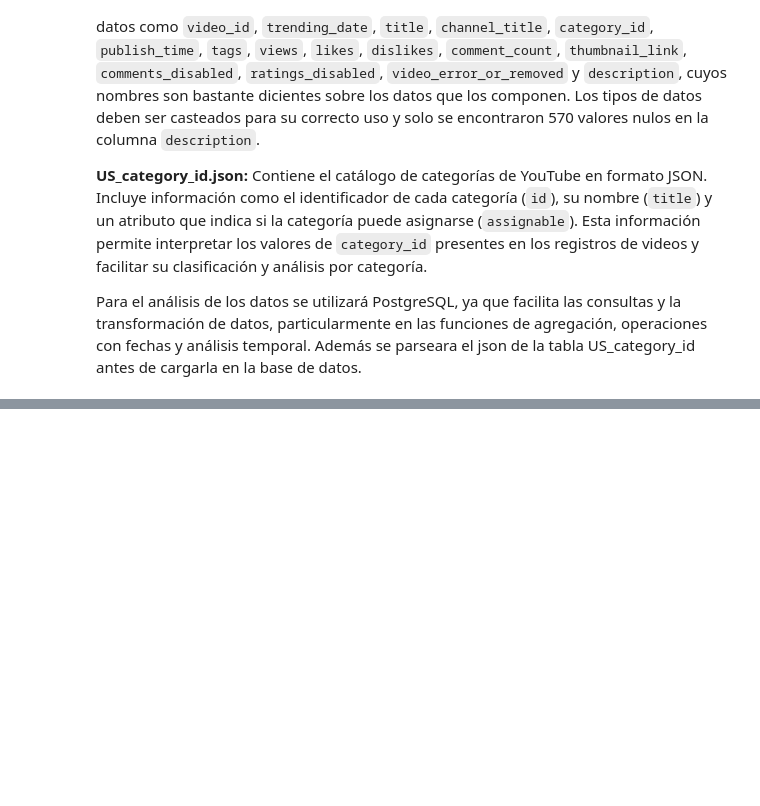
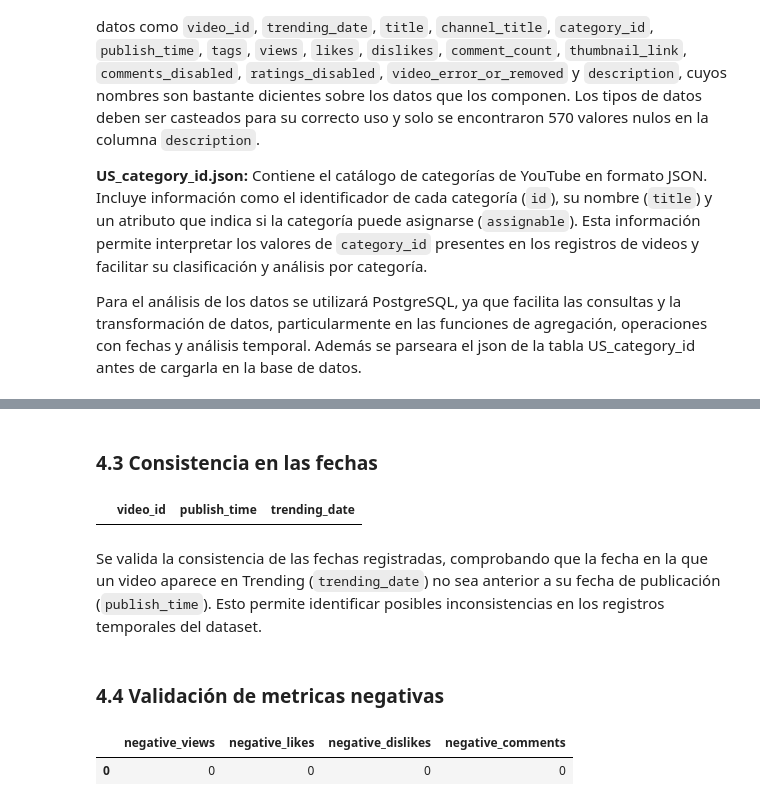
Before and after one commit to jsvanegasr1582/test_pragma, a Jupyter notebook: notebooks/youtube_trend_analize.ipynb, the cells around one changed output, grey strips where cells are left out. Cells and saved outputs as stored; diff of their text form; code cells hidden in the pictures; blank space fills up the shorter version.

```diff
--- a/notebooks/youtube_trend_analize.ipynb
+++ b/notebooks/youtube_trend_analize.ipynb
@@ -142,0 +199,19 @@ fds
+# %% [markdown]
+### 4.3 Consistencia en las fechas
+# %%
+path_date_consistency = './queries/05_validate_date_consistency.sql'
+date_consistency = read_from_postgres(ROOT_DIR / path_date_consistency)
+display(date_consistency)
+# %% [output]
+|  | video_id | publish_time | trending_date |
+# %% [markdown]
+Se valida la consistencia de las fechas registradas, comprobando que la fecha en la que un video aparece en Trending (`trending_date`) no sea anterior a su fecha de publicación (`publish_time`). Esto permite identificar posibles inconsistencias en los registros temporales del dataset.
+# %% [markdown]
+### 4.4 Validación de metricas negativas
+# %%
+path_negative_metrics = './queries/06_validate_negative_metrics.sql'
+negative_metrics = read_from_postgres(ROOT_DIR / path_negative_metrics)
+display(negative_metrics)
+# %% [output]
+|  | negative_views | negative_likes | negative_dislikes | negative_comments |
+| 0 | 0 | 0 | 0 | 0 |
```
Also changed, not shown: parts of 16 cells of this notebook, 10 other files.
